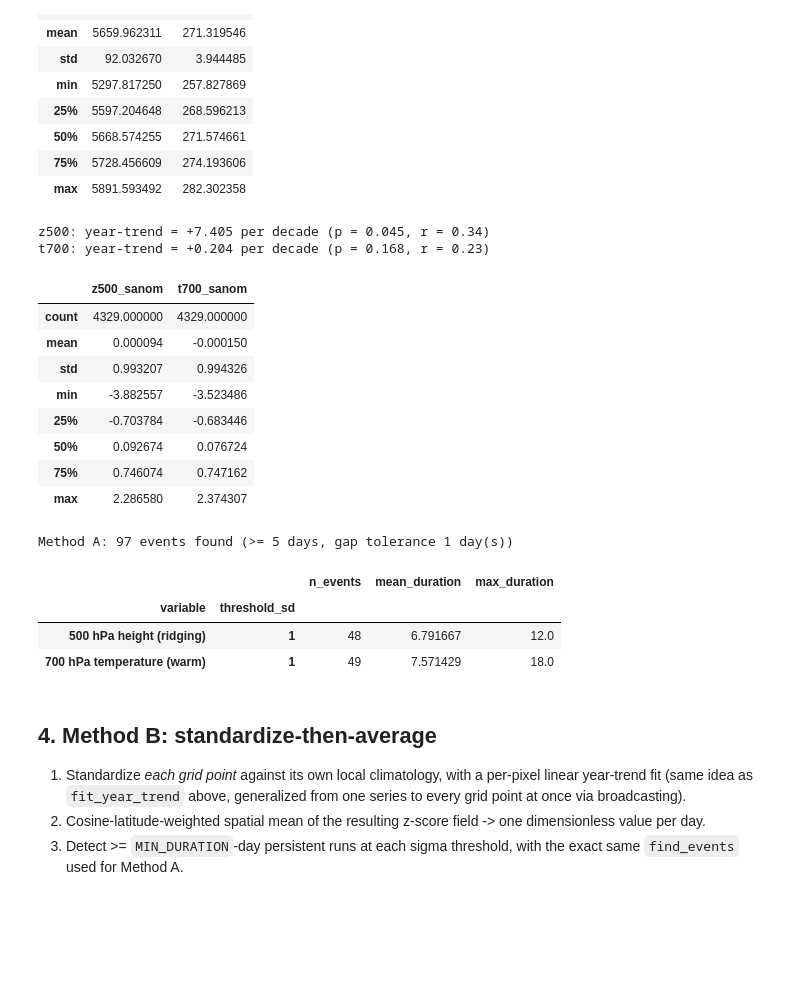
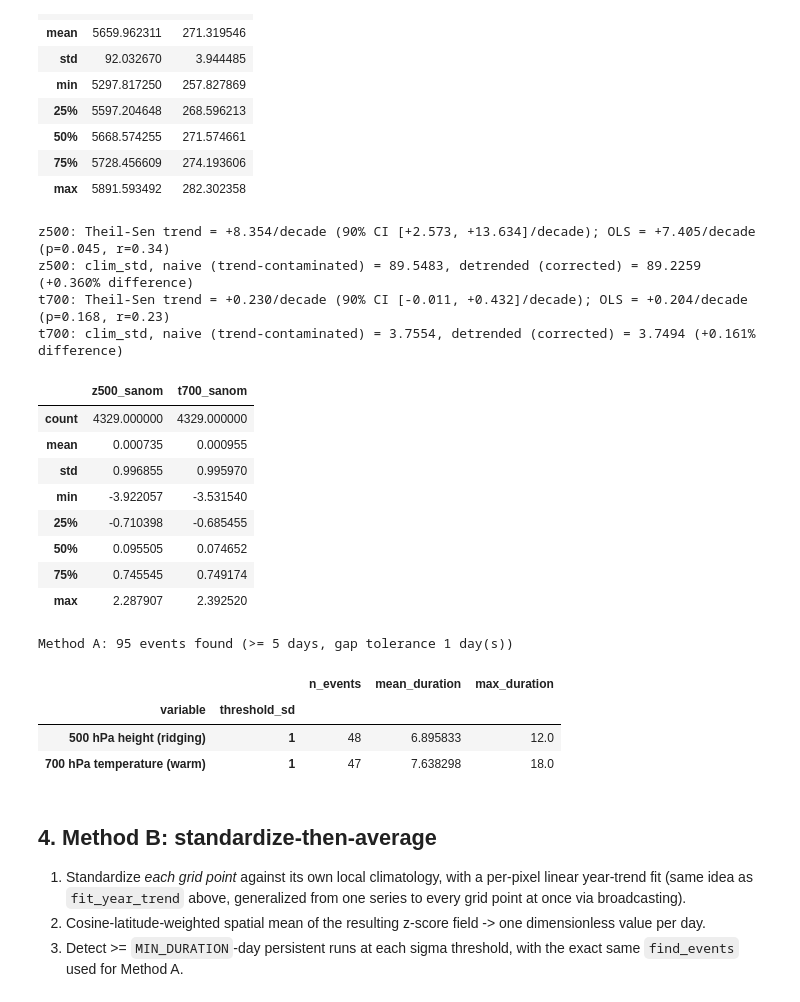
Before and after one commit to ming80302/AR_CA_PROJ, a Jupyter notebook: CA_z500_t700_methodA_vs_methodB.ipynb, the cells around one changed output. Drawn from its saved outputs; the diff is of its cells as text; code cells hidden in the pictures; blank space fills up the shorter version.

```diff
--- a/CA_z500_t700_methodA_vs_methodB.ipynb
+++ b/CA_z500_t700_methodA_vs_methodB.ipynb
@@ -274,57 +205,40 @@ df[['z500', 't700']].describe()
 | 75% | 5728.456609 | 274.193606 |
 | max | 5891.593492 | 282.302358 |
 # %%
-def fit_year_trend(series, clim_mean, years, label=""):
-    """Fit a linear year-trend in the climatology residual and return the fitted
-    baseline shift for each day. Pooling all 36 years into one calendar-day mean
-    (as climatology_dict() does) silently bakes a multi-decadal trend into the
-    baseline -- anomalies look artificially warm/high in recent years and
-    artificially cool/low in the 1990s, independent of actual synoptic extremity.
-    The trend is estimated from annual Jan-Apr means (36 points) rather than daily
-    residuals, to avoid autocorrelation inflating the apparent significance.
-    """
-    residual = series - clim_mean
-    annual_mean_residual = pd.Series(residual, index=years).groupby(level=0).mean()
-    slope, intercept, r, p, se = linregress(annual_mean_residual.index.values, annual_mean_residual.values)
-    print(f'{label}: year-trend = {slope * 10:+.3f} per decade (p = {p:.3f}, r = {r:.2f})')
-    return intercept + slope * years
-
-
 for col in ["z500", "t700"]:
-    clim_mean, clim_std = climatology_dict(df.index, df[col].values)
-    m = lookup_climatology(df.index, clim_mean)
-    s = lookup_climatology(df.index, clim_std)
-    trend = fit_year_trend(df[col].values, m, df.index.year.values, label=col)
-    df[f"{col}_clim_mean"] = m + trend
-    df[f"{col}_clim_std"] = s
-    df[f"{col}_sanom"] = (df[col] - df[f"{col}_clim_mean"]) / df[f"{col}_clim_std"]
+    sanom, diag = lib.standardize_with_trend(df.index, df[col].values, window=CLIM_WINDOW, label=col)
+    df[f"{col}_clim_std"] = diag["clim_std"]
+    df[f"{col}_sanom"] = sanom
 
 df[["z500_sanom", "t700_sanom"]].describe()
 # %% [output]
-z500: year-trend = +7.405 per decade (p = 0.045, r = 0.34)
-t700: year-trend = +0.204 per decade (p = 0.168, r = 0.23)
+z500: Theil-Sen trend = +8.354/decade (90% CI [+2.573, +13.634]/decade); OLS = +7.405/decade (p=0.045, r=0.34)
+z500: clim_std, naive (trend-contaminated) = 89.5483, detrended (corrected) = 89.2259 (+0.360% difference)
+t700: Theil-Sen trend = +0.230/decade (90% CI [-0.011, +0.432]/decade); OLS = +0.204/decade (p=0.168, r=0.23)
+t700: clim_std, naive (trend-contaminated) = 3.7554, detrended (corrected) = 3.7494 (+0.161% difference)
 |  | z500_sanom | t700_sanom |
 | count | 4329.000000 | 4329.000000 |
-| mean | 0.000094 | -0.000150 |
-| std | 0.993207 | 0.994326 |
-| min | -3.882557 | -3.523486 |
-| 25% | -0.703784 | -0.683446 |
-| 50% | 0.092674 | 0.076724 |
-| 75% | 0.746074 | 0.747162 |
-| max | 2.286580 | 2.374307 |
+| mean | 0.000735 | 0.000955 |
+| std | 0.996855 | 0.995970 |
+| min | -3.922057 | -3.531540 |
+| 25% | -0.710398 | -0.685455 |
+| 50% | 0.095505 | 0.074652 |
+| 75% | 0.745545 | 0.749174 |
+| max | 2.287907 | 2.392520 |
 # %%
 events_A = []
 dates = df.index
 for col, label in VARS:
     sanom = df[f'{col}_sanom'].values
     for thr in THRESHOLDS:
-        ev = find_events(dates, sanom, threshold=thr)
+        ev = find_events(dates, sanom, threshold=thr, min_duration=MIN_DURATION, sign=SIGN, max_gap=MAX_GAP)
         ev.insert(0, 'threshold_sd', thr)
         ev.insert(0, 'variable', label)
         events_A.append(ev)
 
 events_methodA = pd.concat(events_A, ignore_index=True)
 events_methodA = events_methodA.sort_values(['variable', 'threshold_sd', 'start_date']).reset_index(drop=True)
+assert len(events_methodA) > 0, 'no Method A events found -- check THRESHOLDS/data before continuing'
 print(f'Method A: {len(events_methodA)} events found (>= {MIN_DURATION} days, gap tolerance {MAX_GAP} day(s))')
 events_methodA.groupby(['variable', 'threshold_sd']).agg(
     n_events=('duration_days', 'size'),
@@ -332,11 +246,11 @@ events_methodA.groupby(['variable', 'threshold_sd']).agg(
     max_duration=('duration_days', 'max'),
 )
 # %% [output]
-Method A: 97 events found (>= 5 days, gap tolerance 1 day(s))
+Method A: 95 events found (>= 5 days, gap tolerance 1 day(s))
 |  |  | n_events | mean_duration | max_duration |
 | variable | threshold_sd |  |  |  |
-| 500 hPa height (ridging) | 1 | 48 | 6.791667 | 12.0 |
-| 700 hPa temperature (warm) | 1 | 49 | 7.571429 | 18.0 |
+| 500 hPa height (ridging) | 1 | 48 | 6.895833 | 12.0 |
+| 700 hPa temperature (warm) | 1 | 47 | 7.638298 | 18.0 |
 # %% [markdown]
 ## 4. Method B: standardize-then-average
 
```
Also changed, not shown: parts of 16 cells of this notebook, 2 other files.
